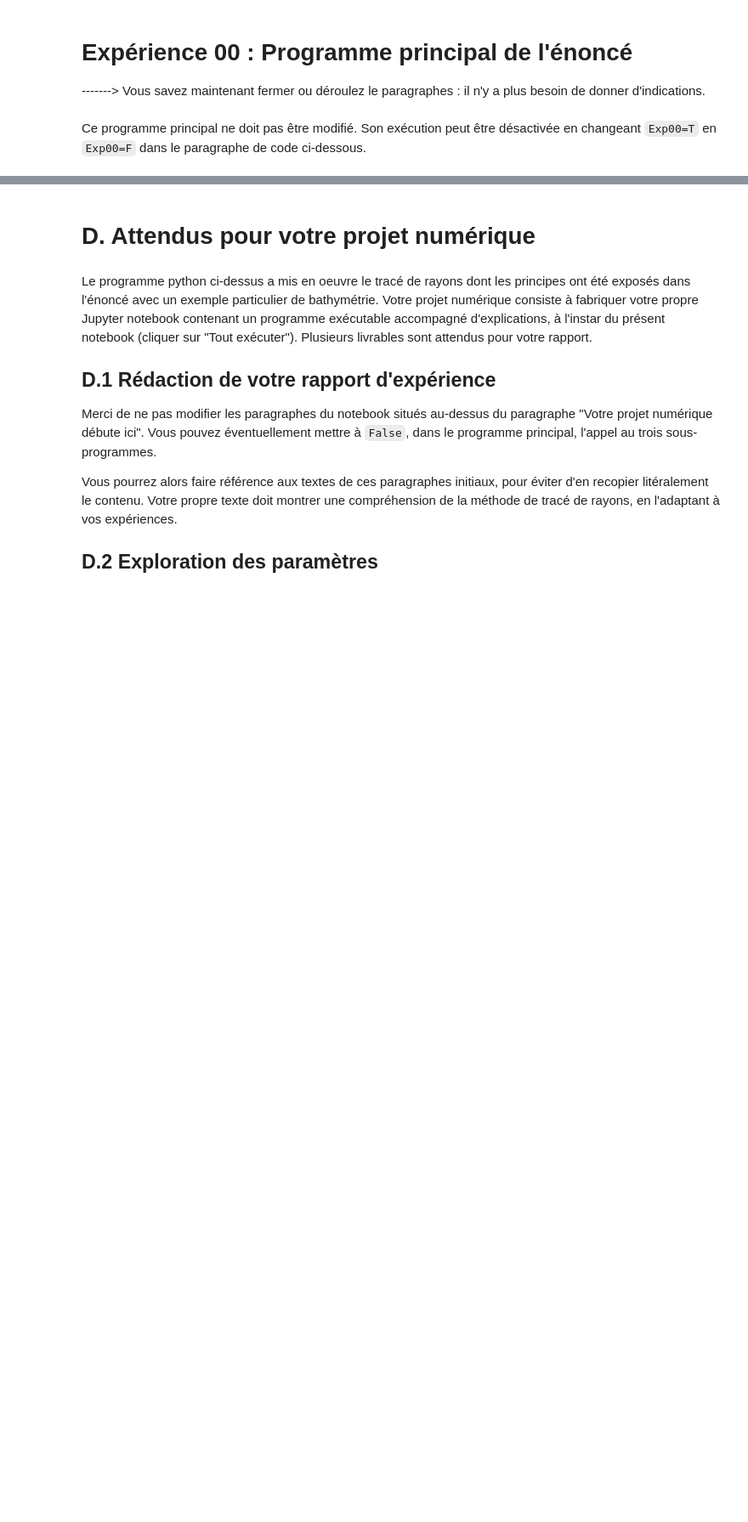
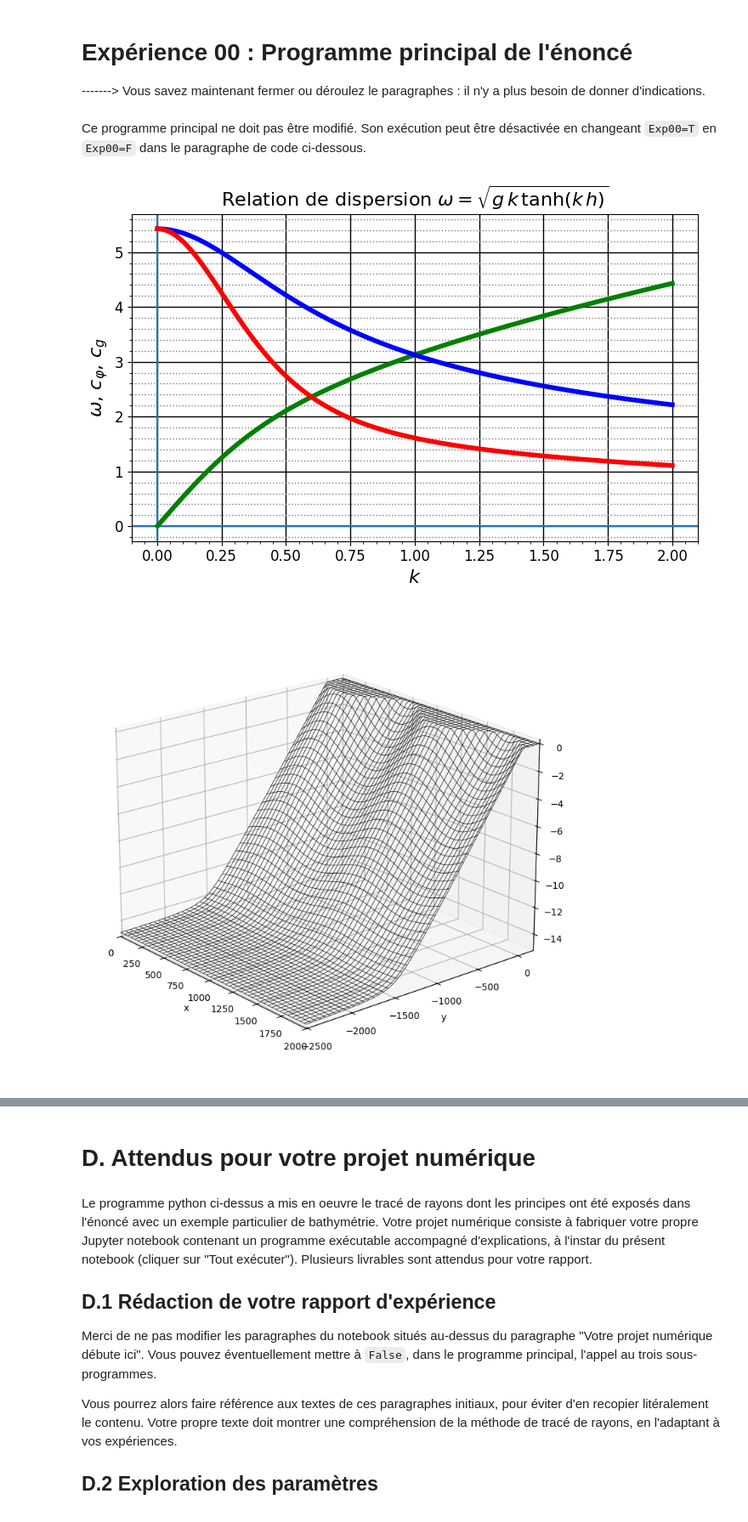
Before and after one commit to thual/refraction, a Jupyter notebook: RefractionHoule.ipynb, the cells around one changed output, grey strips where cells are left out. Shown at 85% size. Drawn from its saved outputs; the diff is of its cells as text; code cells hidden in the pictures; blank space fills up the shorter version.

```diff
--- a/RefractionHoule.ipynb
+++ b/RefractionHoule.ipynb
@@ -486,32 +486,35 @@ Ce programme principal ne doit pas être modifié. Son exécution peut être dé
 # %%
 # Activation ou non de l'expérience de l'énoncé
 T=True; F=False;
-Exp00=F # Changer T en F pour désactiver l'expérience 00
+Exp00=T # Changer T en F pour désactiver l'expérience 00
 # %%
 # Programme principal de l'énoncé
 #################################
 
 if Exp00:
 
   ## BLOC PARAMETRES ###################### Par défaut :
   g,pi,D,hlarge,yplat,la,mu,th,L0,H0,xd,yd,Ns,Nr, \
-  dt,Nt,hmin,Nx,Ny,xmin,xmax,ymax,ymin,fx,fy=pardefaut(False)
+  dt,Nt,hmin,Nx,Ny,xmin,xmax,ymin,ymax,fx,fy=pardefaut(False)
 
   # Pas de modification des paramètres ici
 
   # Paramètres dérivés
   ds,k0,kx0,ky0,phi0,E0,x,y=parderives()
   ############################### FIN BLOC PARAMETRES ##
 
 
   # Trois figures
 
   # Relation de dispersion, vitesse de phase et de groupe
   h0=3; kmax=2;
   visuhoule(h0,kmax); plt.show();
 
   # Visualisation 3D de la bathymétrie
   visubathy3D(x,y); plt.show();
 
   # Tracé de rayons
   visurayons();  plt.show();
+# %% [output]
+[figure, added]
+[figure, added]
```
Also changed, not shown: parts of 5 cells of this notebook.
